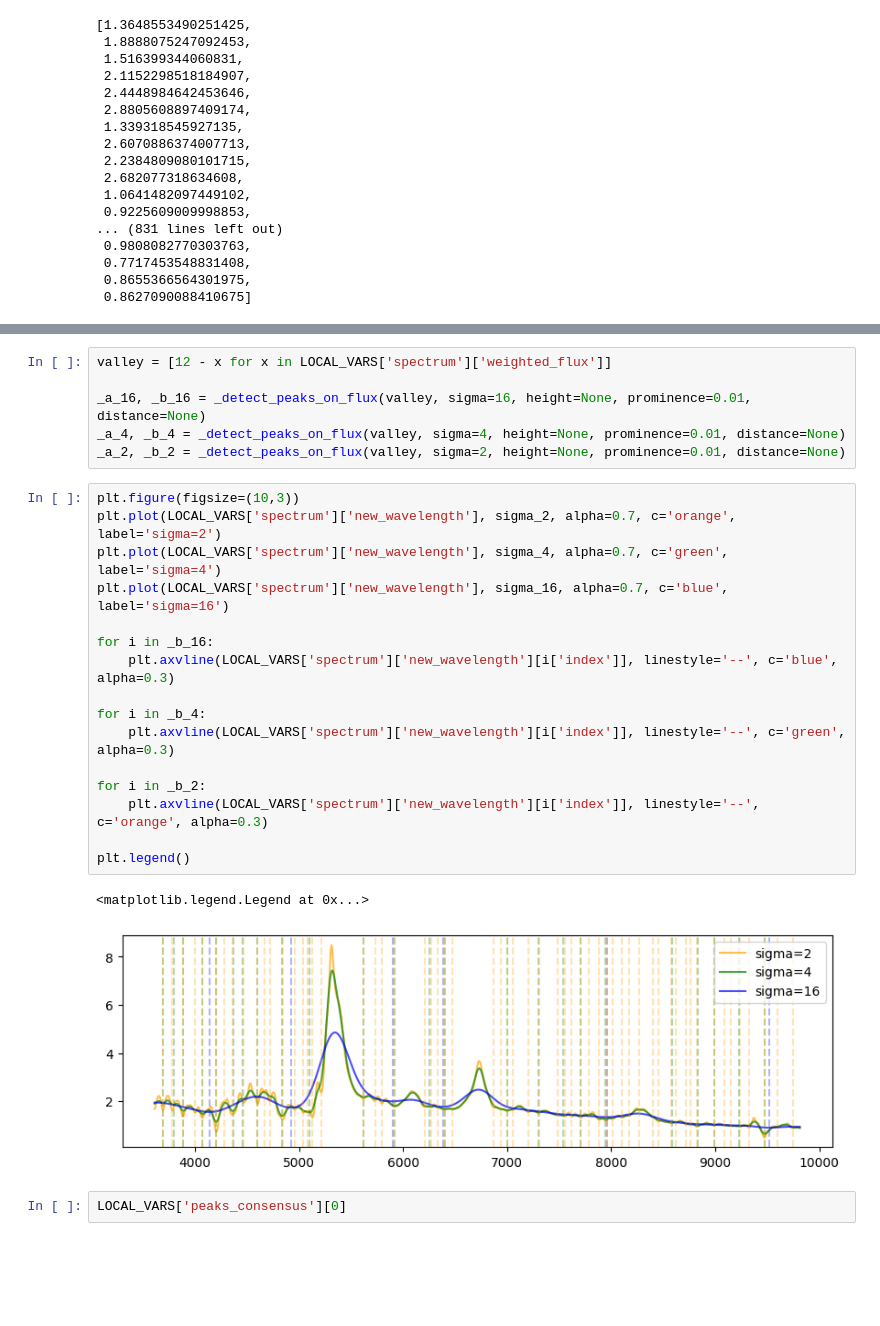
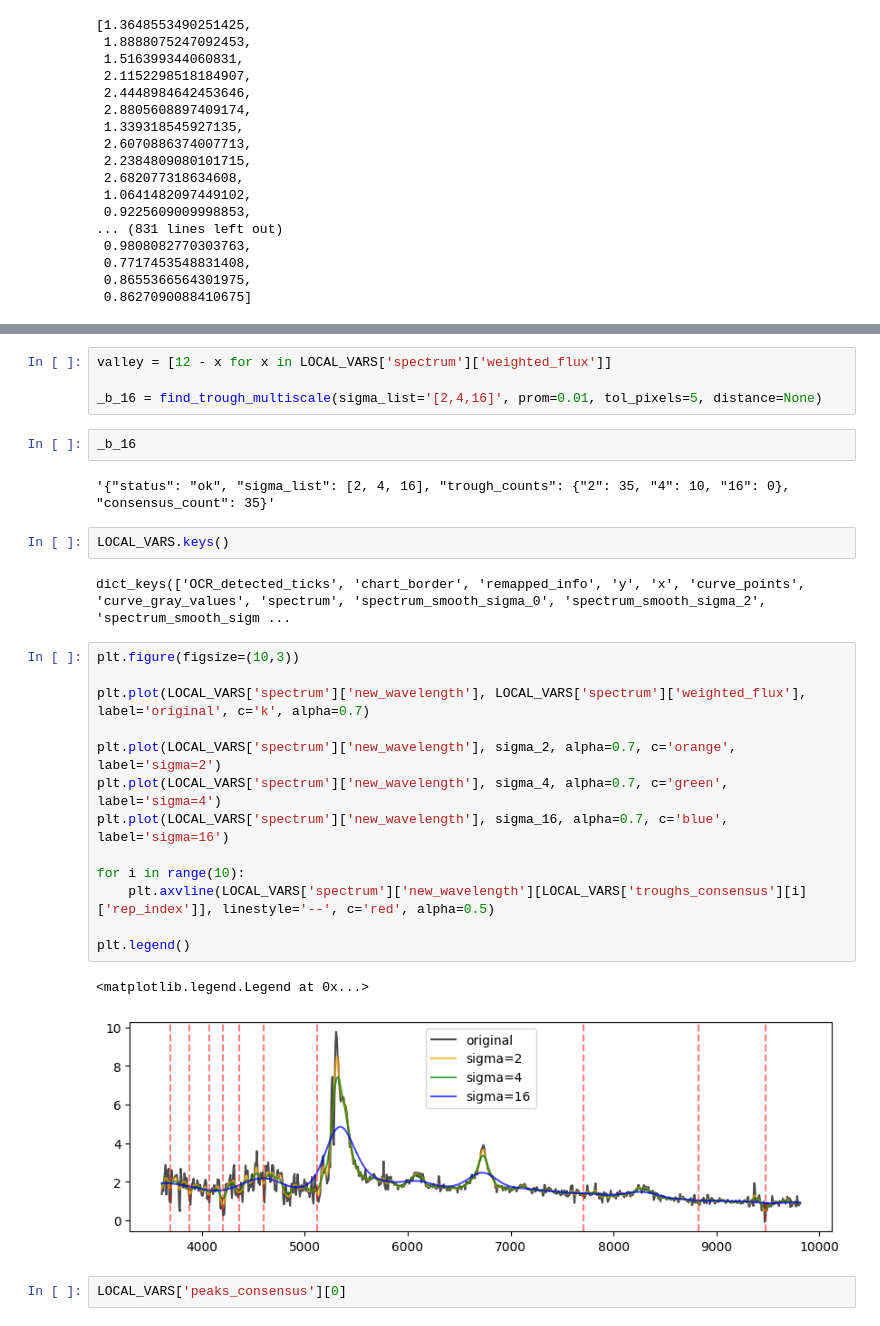
Before and after one commit to mynamesnoname/AstroAgent, a Jupyter notebook: utils/1.ipynb, the cells around one changed output, grey strips where cells are left out. Saved outputs shown, nothing was run; the diff lists cells and outputs as text; blank space fills up the shorter version.

```diff
--- a/utils/1.ipynb
+++ b/utils/1.ipynb
@@ -635,28 +778,31 @@ LOCAL_VARS['spectrum']['weighted_flux']
 # %%
 valley = [12 - x for x in LOCAL_VARS['spectrum']['weighted_flux']]
 
-_a_16, _b_16 = _detect_peaks_on_flux(valley, sigma=16, height=None, prominence=0.01, distance=None)
-_a_4, _b_4 = _detect_peaks_on_flux(valley, sigma=4, height=None, prominence=0.01, distance=None)
-_a_2, _b_2 = _detect_peaks_on_flux(valley, sigma=2, height=None, prominence=0.01, distance=None)
+_b_16 = find_trough_multiscale(sigma_list='[2,4,16]', prom=0.01, tol_pixels=5, distance=None)
-# %%
-plt.figure(figsize=(10,3))
-plt.plot(LOCAL_VARS['spectrum']['new_wavelength'], sigma_2, alpha=0.7, c='orange', label='sigma=2')
-plt.plot(LOCAL_VARS['spectrum']['new_wavelength'], sigma_4, alpha=0.7, c='green', label='sigma=4')
-plt.plot(LOCAL_VARS['spectrum']['new_wavelength'], sigma_16, alpha=0.7, c='blue', label='sigma=16')
-
-for i in _b_16:
-    plt.axvline(LOCAL_VARS['spectrum']['new_wavelength'][i['index']], linestyle='--', c='blue', alpha=0.3)
-
-for i in _b_4:
-    plt.axvline(LOCAL_VARS['spectrum']['new_wavelength'][i['index']], linestyle='--', c='green', alpha=0.3)
-
-for i in _b_2:
-    plt.axvline(LOCAL_VARS['spectrum']['new_wavelength'][i['index']], linestyle='--', c='orange', alpha=0.3)
-
-plt.legend()
-# %% [output]
-<matplotlib.legend.Legend at 0x...>
-[figure, removed]
+# %%
+_b_16
+# %% [output]
+'{"status": "ok", "sigma_list": [2, 4, 16], "trough_counts": {"2": 35, "4": 10, "16": 0}, "consensus_count": 35}'
+# %%
+LOCAL_VARS.keys()
+# %% [output]
+dict_keys(['OCR_detected_ticks', 'chart_border', 'remapped_info', 'y', 'x', 'curve_points', 'curve_gray_values', 'spectrum', 'spectrum_smooth_sigma_0', 'spectrum_smooth_sigma_2', 'spectrum_smooth_sigm ...
+# %%
+plt.figure(figsize=(10,3))
+
+plt.plot(LOCAL_VARS['spectrum']['new_wavelength'], LOCAL_VARS['spectrum']['weighted_flux'], label='original', c='k', alpha=0.7)
+
+plt.plot(LOCAL_VARS['spectrum']['new_wavelength'], sigma_2, alpha=0.7, c='orange', label='sigma=2')
+plt.plot(LOCAL_VARS['spectrum']['new_wavelength'], sigma_4, alpha=0.7, c='green', label='sigma=4')
+plt.plot(LOCAL_VARS['spectrum']['new_wavelength'], sigma_16, alpha=0.7, c='blue', label='sigma=16')
+
+for i in range(10):
+    plt.axvline(LOCAL_VARS['spectrum']['new_wavelength'][LOCAL_VARS['troughs_consensus'][i]['rep_index']], linestyle='--', c='red', alpha=0.5)
+
+plt.legend()
+# %% [output]
+<matplotlib.legend.Legend at 0x...>
+[figure, added]
 # %%
 LOCAL_VARS['peaks_consensus'][0]
 # %% [output]
```
Also changed, not shown: parts of 1 cell of this notebook.
